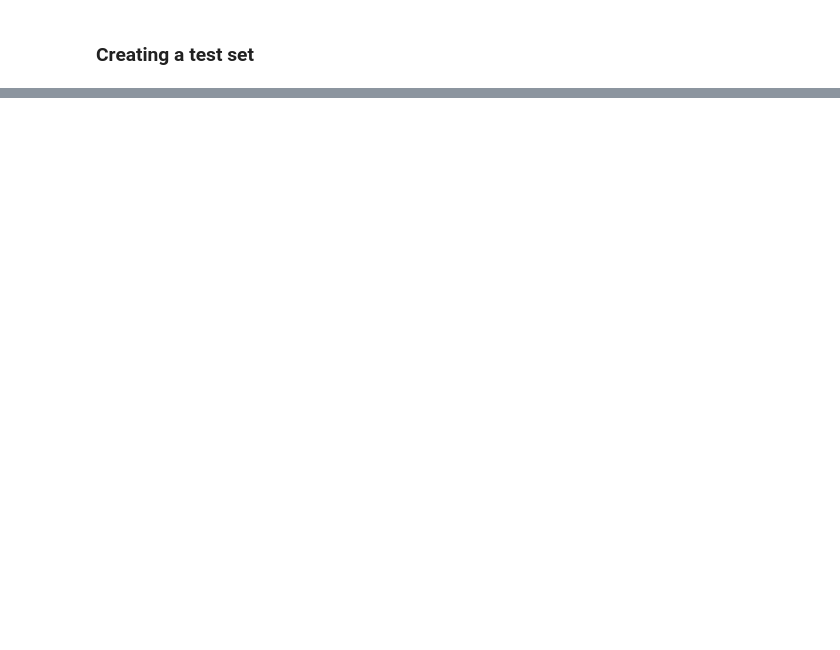
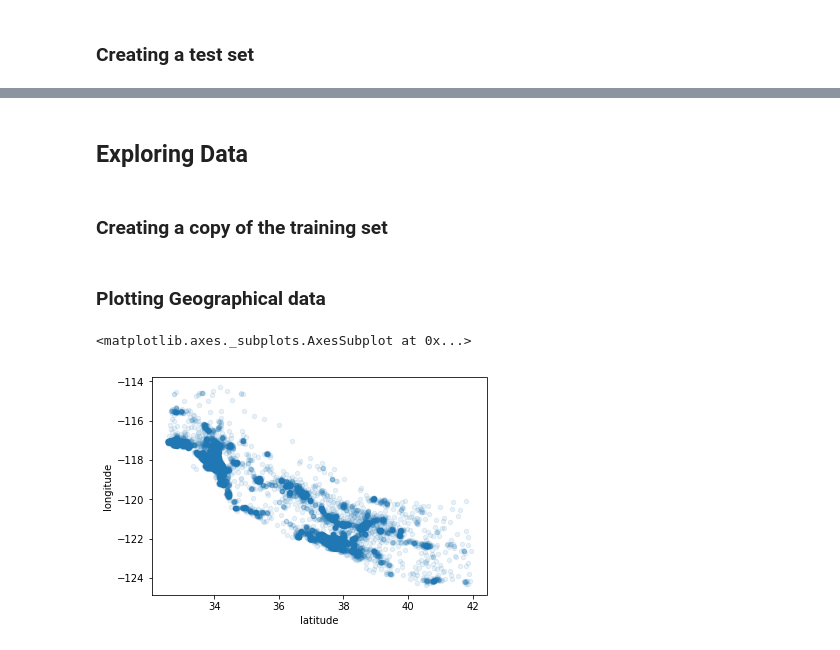
Before and after one commit to subhajoy/MLTutorial1, a Jupyter notebook: Housing.ipynb, the cells around one changed output, grey strips where cells are left out. Saved outputs shown, nothing was run; the diff lists cells and outputs as text; code cells hidden in the pictures; blank space fills up the shorter version.

```diff
--- a/Housing.ipynb
+++ b/Housing.ipynb
@@ -72,0 +71,27 @@ def split_train_test(data, test_ratio):
+# %%
+from sklearn.model_selection import StratifiedShuffleSplit
+import numpy as np
+
+housing["income_cat"] = np.ceil(housing["median_income"]/1.5)
+housing["income_cat"].where(housing["income_cat"] < 5, 5.0, inplace = True)
+
+split = StratifiedShuffleSplit(n_splits = 1, test_size = 0.2, random_state=42)
+for train_index, test_index in split.split(housing, housing["income_cat"]):
+    strat_train_set = housing.loc[train_index]
+    strat_test_set = housing.loc[test_index]
+
+for set in (strat_train_set, strat_test_set):
+    set.drop(["income_cat"], axis = 1, inplace = True)
+# %% [markdown]
+## Exploring Data
+# %% [markdown]
+### Creating a copy of the training set
+# %%
+housing = strat_train_set.copy()
+# %% [markdown]
+### Plotting Geographical data
+# %%
+housing.plot(kind="scatter", x="latitude", y="longitude", alpha = 0.1)
+# %% [output]
+<matplotlib.axes._subplots.AxesSubplot at 0x...>
+[figure, added]
```
Also changed, not shown: parts of 20 cells of this notebook.
